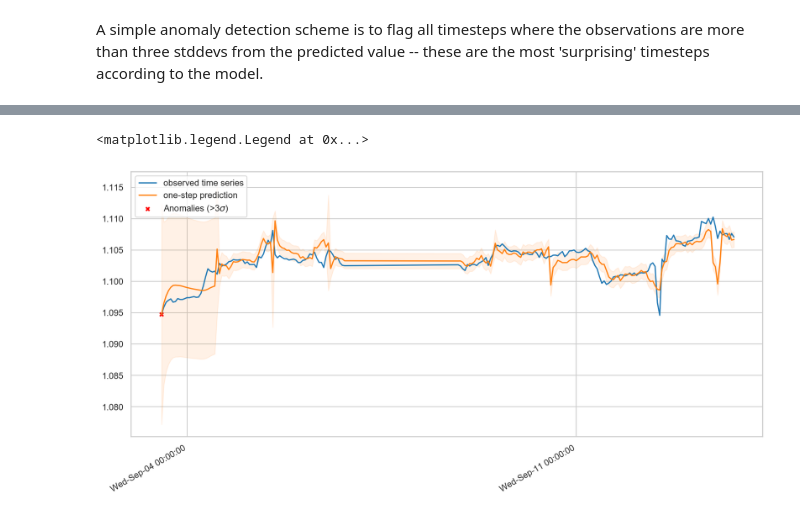
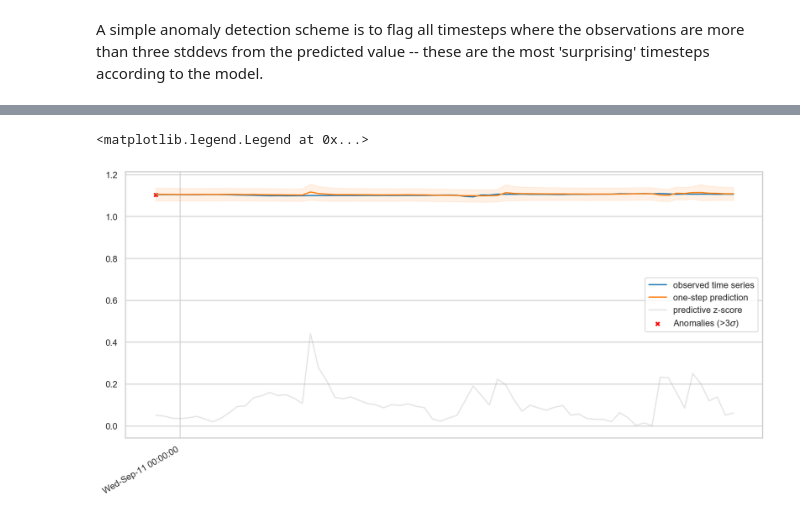
Before and after one commit to entity53/probability, a Jupyter notebook: tensorflow_probability/examples/jupyter_notebooks/Structural_Time_Series_Modeling.ipynb, the cells around one changed output, grey strips where cells are left out. Saved outputs shown, nothing was run; the diff lists cells and outputs as text; code cells hidden in the pictures.

```diff
--- a/tensorflow_probability/examples/jupyter_notebooks/Structural_Time_Series_Modeling.ipynb
+++ b/tensorflow_probability/examples/jupyter_notebooks/Structural_Time_Series_Modeling.ipynb
@@ -329,11 +308,12 @@ def plot_forecast(x, y,
   #print([x[num_steps_train] + datetime.timedelta(hours=1) for i in range(num_steps_train)])
 
   start_date = x[num_steps_train]
+
   forcast_dates = [start_date]
   for i in range(forecast_mean.shape[-1]-1):
      forcast_dates.append( forcast_dates[-1] + datetime.timedelta(hours=1) )
   forecast_steps = forcast_dates
-  #pp.pprint(forecast_steps)
+  pp.pprint(forecast_steps)
   #forecast_steps = np.array([x[num_steps_train] + datetime.timedelta(hours=1) for i in range(num_steps_train)])
 
   ax.plot(forecast_steps, forecast_samples.T, lw=1, color=c2, alpha=0.1)
@@ -356,3 +336,20 @@ def plot_forecast(x, y,
     fig.autofmt_xdate()
 
   return fig, ax
+
+
+frame = num_forecast_steps * 3
+
+pp.pprint(demand_dates[-frame:])
+fig, ax = plot_forecast(demand_dates[-frame:],
+                        close[-frame:],
+                        demand_forecast_mean,
+                        demand_forecast_scale,
+                        demand_forecast_samples,
+                        title = "close forecast",
+                        x_locator=demand_loc,
+                        x_formatter=demand_fmt)
+
+#ax.set_ylim([1.09, 1.145])
+
+fig.tight_layout()
@@ -471,21 +439,27 @@ array([False, False, False, False, False, False, False, False, False,
 # %%
+
 fig, ax = plot_one_step_predictive(
-    demand_dates, close,
-    demand_one_step_mean, demand_one_step_scale,
-    x_locator=demand_loc, x_formatter=demand_fmt)
+    demand_dates[-frame:],
+    close[-frame:],
+    demand_one_step_mean[-frame:],
+    demand_one_step_scale[-frame:],
+    x_locator=demand_loc,
+    x_formatter=demand_fmt)
+
 #ax.set_ylim(1.1, 1.2)
 
 # Use the one-step-ahead forecasts to detect anomalous timesteps.
 zscores = np.abs((close - demand_one_step_mean) /
                  demand_one_step_scale)
 anomalies = zscores > 3.0
-demand_dates
-demand_dates[anomalies[0]]
-ax.scatter(demand_dates[anomalies[0]],
-           close[anomalies[0]],
+
+ax.scatter(demand_dates[-frame:][anomalies[0]],
+           close[-frame:][anomalies[0]],
+           #demand_dates[anomalies[0]],
+           #close[anomalies[0]],
            c="red", marker="x", s=20, linewidth=2, label="Anomalies (>3$\sigma$)")
-#ax.plot(demand_dates, zscores, color="black", alpha=0.1, label='predictive z-score')
+ax.plot(demand_dates[-frame:], zscores[-frame:], color="black", alpha=0.1, label='predictive z-score')
 ax.legend()
 # %% [output]
 <matplotlib.legend.Legend at 0x...>
-[figure, old version]
+[figure, new version]
```
Also changed, not shown: parts of 13 cells of this notebook.
